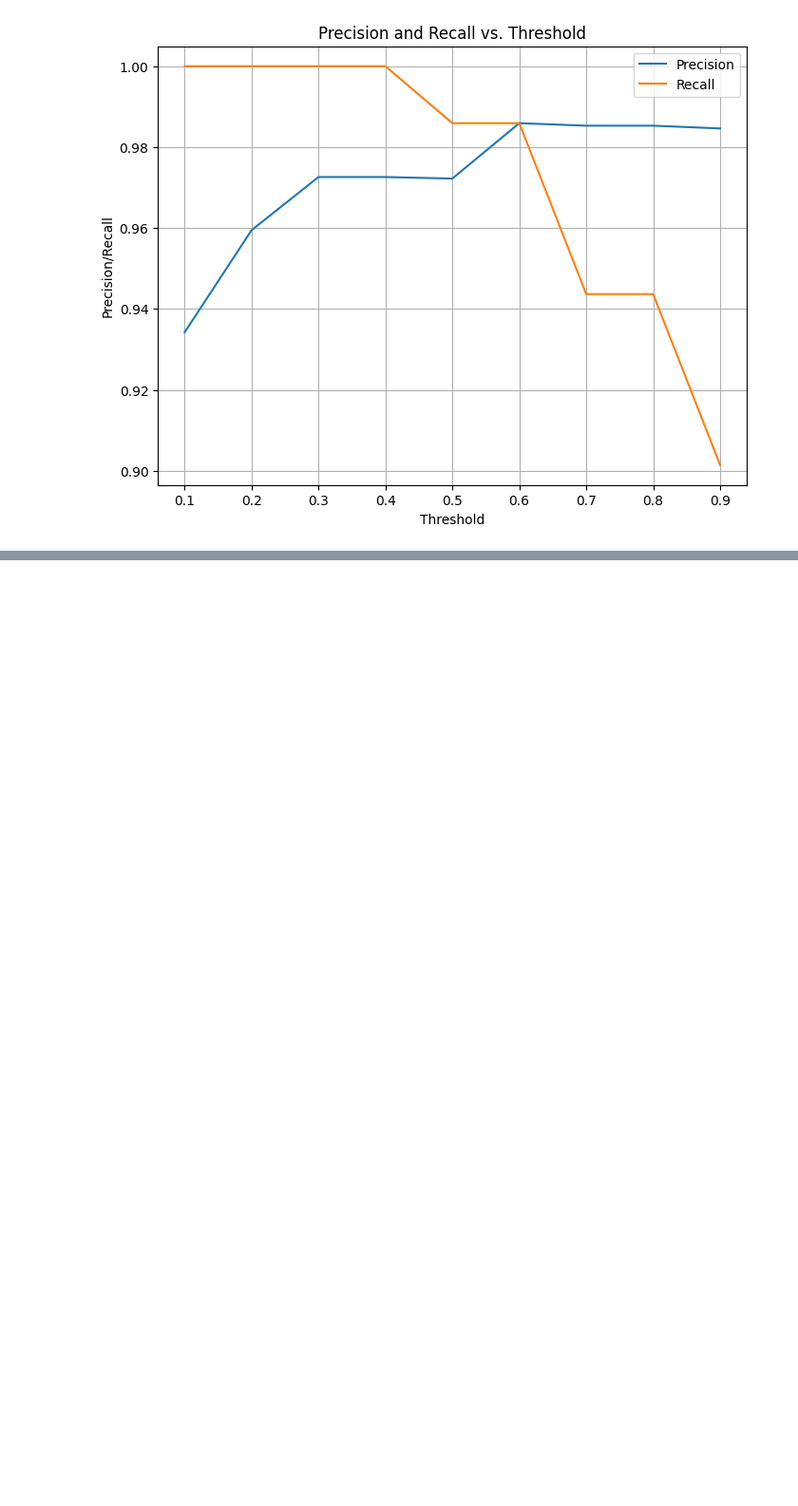
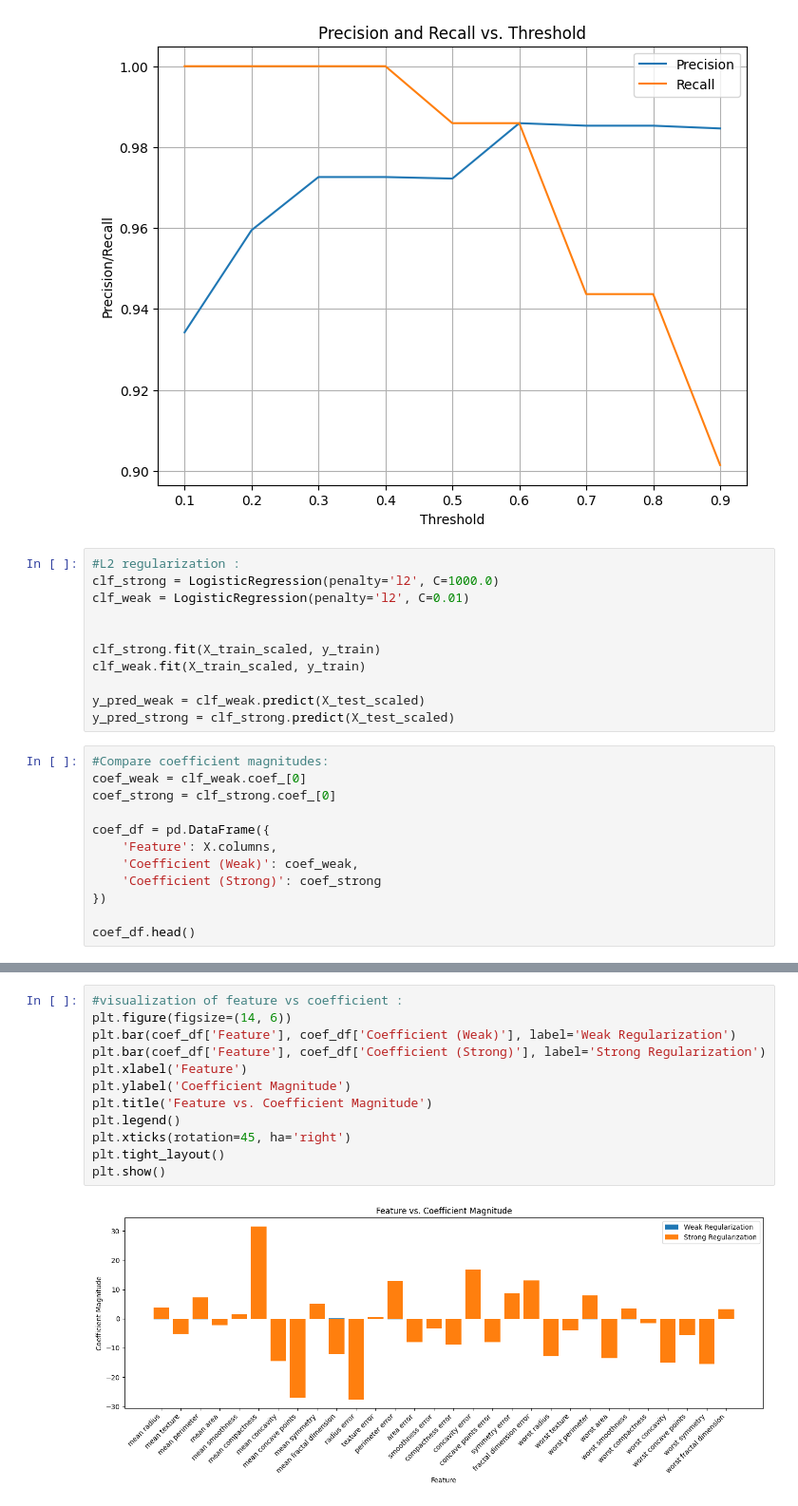
Before and after one commit to MuizSarwar/learnML, a Jupyter notebook: (Simple)Logistic_Regression.ipynb, the cells around one changed output, grey strips where cells are left out. Shown: that part at 95% size. Cells and saved outputs as stored; diff of their text form; blank space fills up the shorter version.

Commit message:
Understanding the Logistic regression and its functionality ..

```diff
--- a/(Simple)Logistic_Regression.ipynb
+++ b/(Simple)Logistic_Regression.ipynb
@@ -217,3 +217,26 @@ plt.grid(True)
 plt.show()
 # %% [output]
 [figure]
+# %%
+#L2 regularization :
+clf_strong = LogisticRegression(penalty='l2', C=1000.0)
+clf_weak = LogisticRegression(penalty='l2', C=0.01)
+
+
+clf_strong.fit(X_train_scaled, y_train)
+clf_weak.fit(X_train_scaled, y_train)
+
+y_pred_weak = clf_weak.predict(X_test_scaled)
+y_pred_strong = clf_strong.predict(X_test_scaled)
+# %%
+#Compare coefficient magnitudes:
+coef_weak = clf_weak.coef_[0]
+coef_strong = clf_strong.coef_[0]
+
+coef_df = pd.DataFrame({
+    'Feature': X.columns,
+    'Coefficient (Weak)': coef_weak,
+    'Coefficient (Strong)': coef_strong
+})
+
+coef_df.head()
@@ -219,0 +250,14 @@ plt.show()
+# %%
+#visualization of feature vs coefficient :
+plt.figure(figsize=(14, 6))
+plt.bar(coef_df['Feature'], coef_df['Coefficient (Weak)'], label='Weak Regularization')
+plt.bar(coef_df['Feature'], coef_df['Coefficient (Strong)'], label='Strong Regularization')
+plt.xlabel('Feature')
+plt.ylabel('Coefficient Magnitude')
+plt.title('Feature vs. Coefficient Magnitude')
+plt.legend()
+plt.xticks(rotation=45, ha='right')
+plt.tight_layout()
+plt.show()
+# %% [output]
+[figure, added]
```
Also changed, not shown: parts of 1 cell of this notebook.
